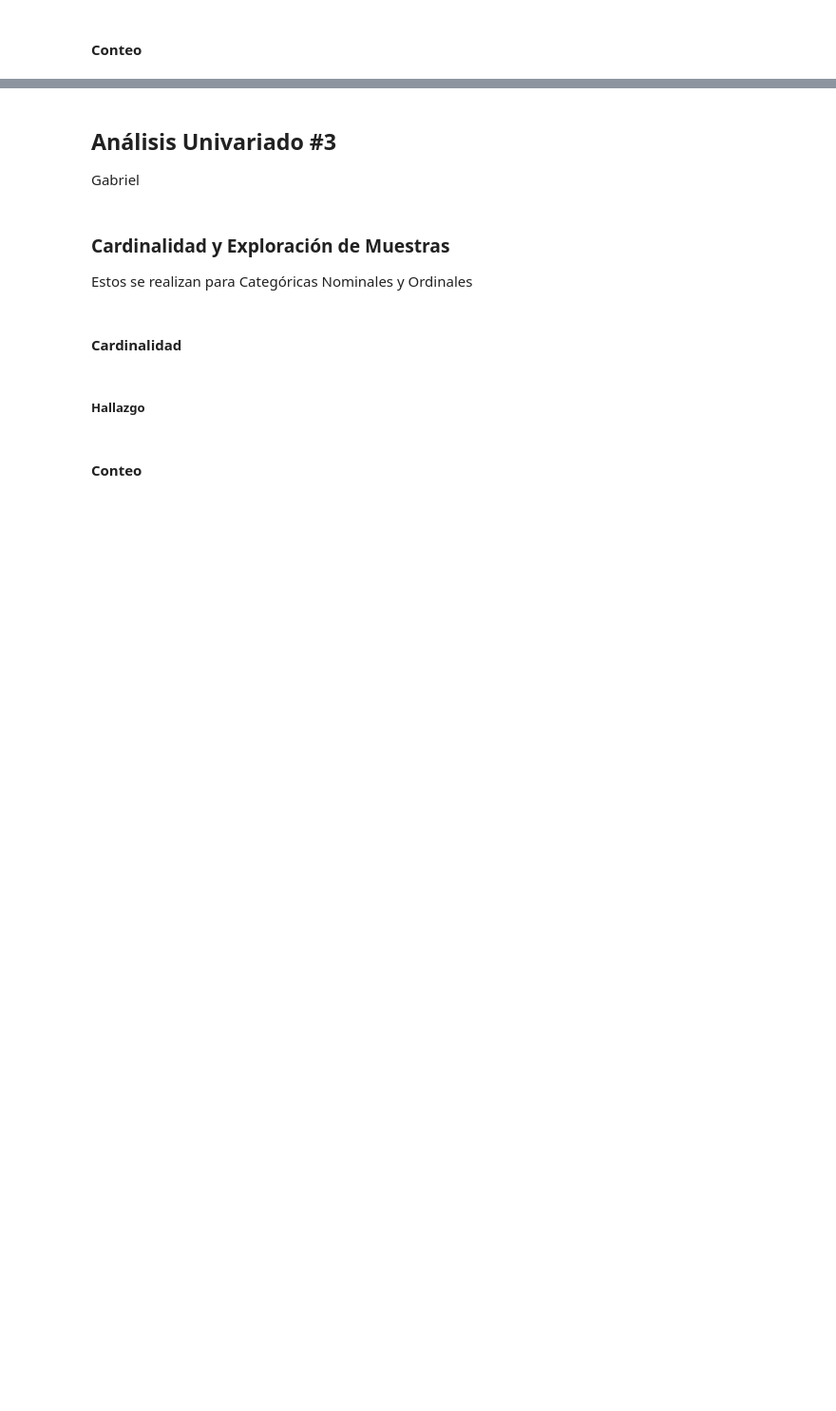
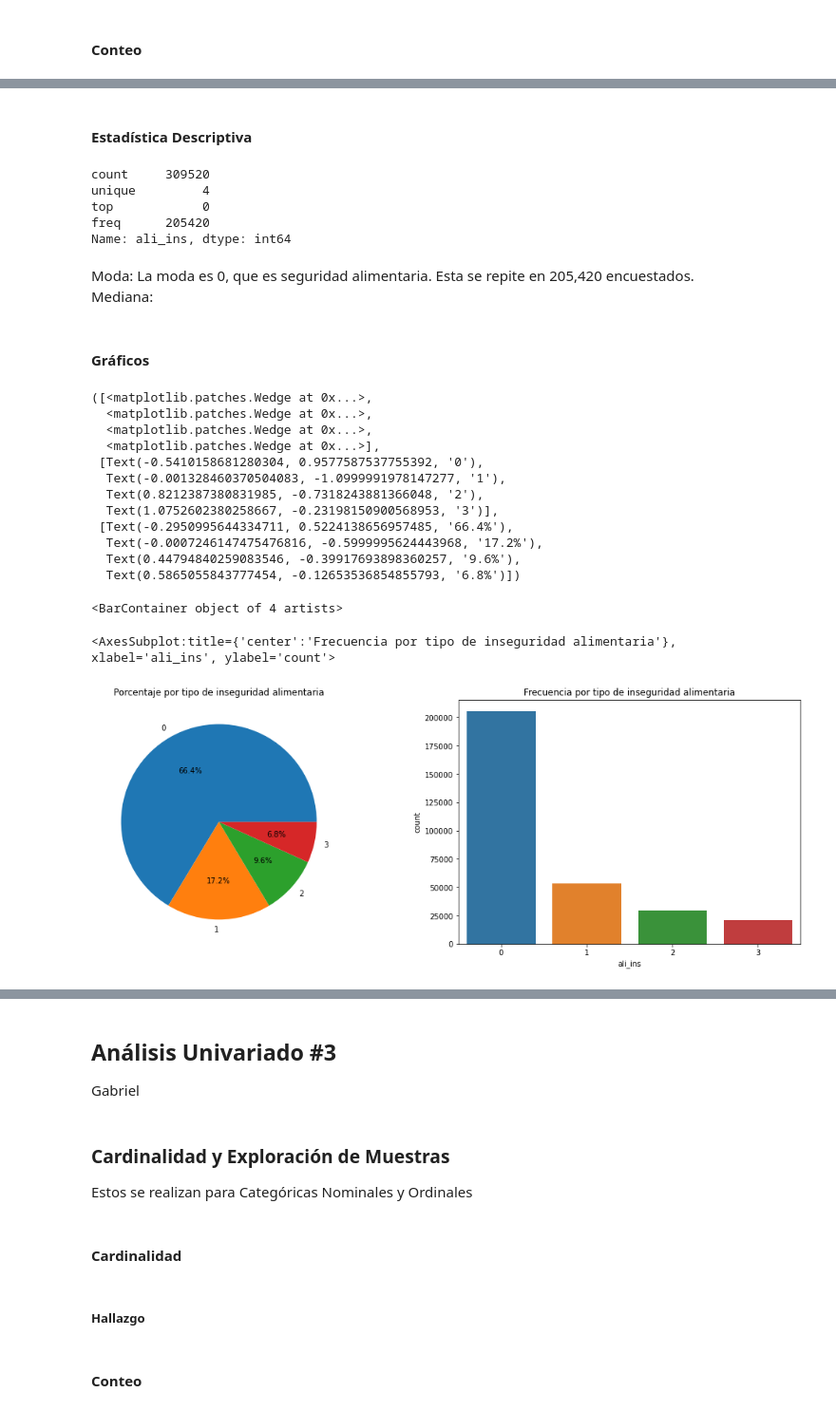
Before and after one commit to Sofia-VA/Proyecto-PAD, a Jupyter notebook: E1/EDA_Univariable.ipynb, the cells around one changed output, grey strips where cells are left out. Shown at 95% size. Saved outputs shown, nothing was run; the diff lists cells and outputs as text; code cells hidden in the pictures; blank space fills up the shorter version.

```diff
--- a/E1/EDA_Univariable.ipynb
+++ b/E1/EDA_Univariable.ipynb
@@ -813,4 +838,17 @@ razon_2 = []
+# %%
+nominales_2 = ['ali_lim','salud_s','salud_s_dir','ss_dir','ss_jef','ss_cony','ss_hijo','par']
+ordinales_2 = ['ali_ins','ali_dieta']
+intervalo_2 = ['ing_t','ing_t_pc','ing_mon','ing_lab','ing_ren','ing_tra','ing_nomon','ing_pago_esp']
+razon_2 = [] # No hay
+
+eda_u_2 = nominales_2 + ordinales_2 + intervalo_2 + razon_2
 # %%
 # Conversión de nominales a categóricos
-for i in nominales_2:
-    df[i] = df[i].astype('category')
+for i in nominales_2 + ordinales_2:
+    df[i] = df[i].astype('int').astype('category')
+
+# Categorícas ordinales
+ali_ins_ordinal = [0,1,2,3]
+ali_dieta_ordinal = [1,2,3]
+df['ali_ins'] = df['ali_ins'].cat.set_categories(ali_ins_ordinal, ordered=True)
+df['ali_dieta'] = df['ali_dieta'].cat.set_categories(ali_dieta_ordinal, ordered=True)
@@ -848,0 +983,45 @@ for i in nominales_2 + ordinales_2:
+# %% [markdown]
+#### Estadística Descriptiva
+# %%
+df['ali_ins'].describe()
+# %% [output]
+count     309520
+unique         4
+top            0
+freq      205420
+Name: ali_ins, dtype: int64
+# %% [markdown]
+Moda: La moda es 0, que es seguridad alimentaria. Esta se repite en 205,420 encuestados.
+Mediana:
+# %% [markdown]
+#### Gráficos
+# %%
+prop_ali_ins = df['ali_ins'].value_counts(normalize=True)
+freq = df['ali_ins'].value_counts()
+
+fig,ax = plt.subplots(1,2,figsize=(18,6))
+
+ax[0].pie(prop_ali_ins, labels=prop_ali_ins.index, autopct='%.1f%%')
+ax[0].title.set_text('Porcentaje por tipo de inseguridad alimentaria')
+ax[1].bar(freq.index,height=freq.values)
+ax[1].title.set_text('Frecuencia por tipo de inseguridad alimentaria')
+sns.countplot(data=df, x ="ali_ins",ax=ax[1])
+
+# displaying chart
+plt.show()
+# %% [output]
+([<matplotlib.patches.Wedge at 0x...>,
+  <matplotlib.patches.Wedge at 0x...>,
+  <matplotlib.patches.Wedge at 0x...>,
+  <matplotlib.patches.Wedge at 0x...>],
+ [Text(-0.5410158681280304, 0.9577587537755392, '0'),
+  Text(-0.001328460370504083, -1.0999991978147277, '1'),
+  Text(0.8212387380831985, -0.7318243881366048, '2'),
+  Text(1.0752602380258667, -0.23198150900568953, '3')],
+ [Text(-0.2950995644334711, 0.5224138656957485, '66.4%'),
+  Text(-0.0007246147475476816, -0.5999995624443968, '17.2%'),
+  Text(0.44794840259083546, -0.39917693898360257, '9.6%'),
+  Text(0.5865055843777454, -0.12653536854855793, '6.8%')])
+<BarContainer object of 4 artists>
+<AxesSubplot:title={'center':'Frecuencia por tipo de inseguridad alimentaria'}, xlabel='ali_ins', ylabel='count'>
+[figure, added]
```
Also changed, not shown: parts of 115 cells of this notebook.
